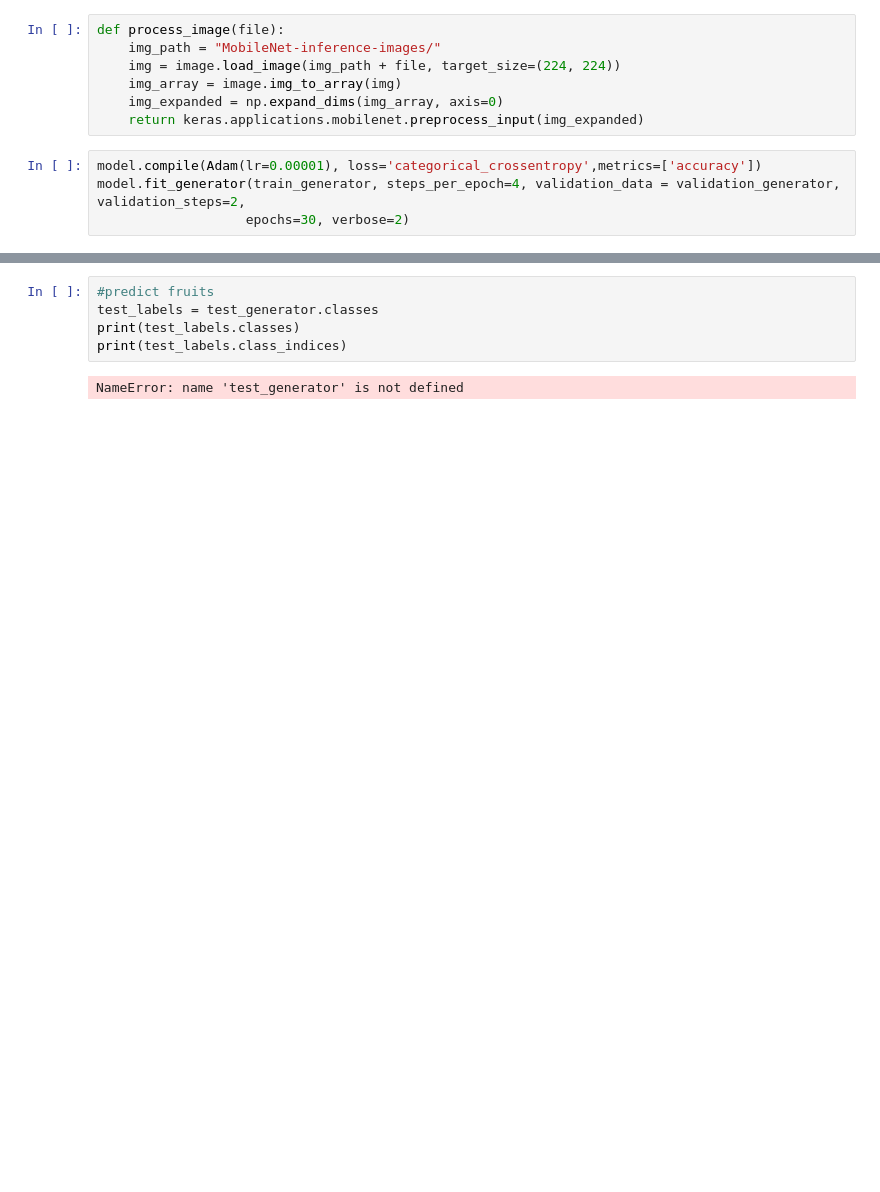
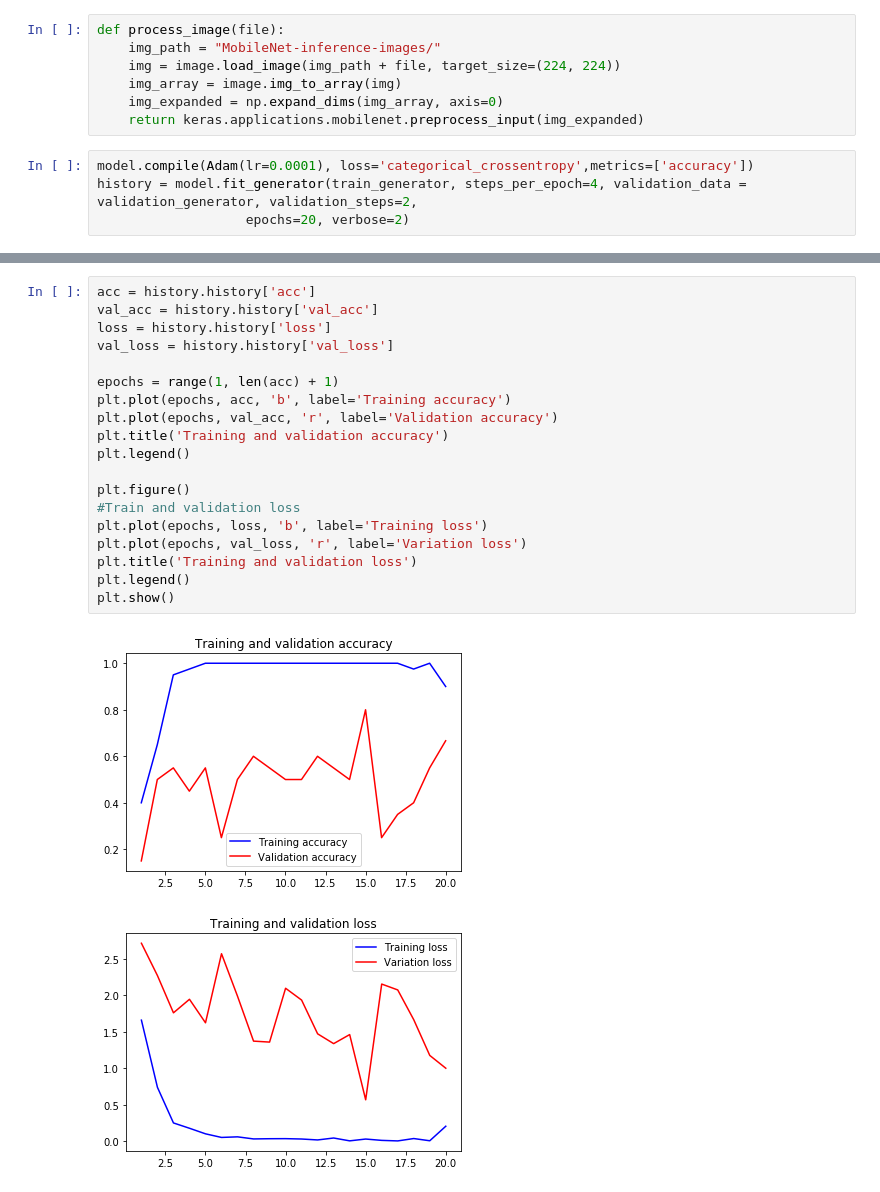
Before and after one commit to pcostam/homework_5, a Jupyter notebook: hw5.ipynb, the cells around one changed output, grey strips where cells are left out. Saved outputs shown, nothing was run; the diff lists cells and outputs as text; blank space fills up the shorter version.

Commit message:
train and predict

```diff
--- a/hw5.ipynb
+++ b/hw5.ipynb
@@ -173,7 +186,7 @@ def process_image(file):
     img_expanded = np.expand_dims(img_array, axis=0)
     return keras.applications.mobilenet.preprocess_input(img_expanded)
 # %%
-model.compile(Adam(lr=0.00001), loss='categorical_crossentropy',metrics=['accuracy'])
-model.fit_generator(train_generator, steps_per_epoch=4, validation_data = validation_generator, validation_steps=2,
-                   epochs=30, verbose=2)
+model.compile(Adam(lr=0.0001), loss='categorical_crossentropy',metrics=['accuracy'])
+history = model.fit_generator(train_generator, steps_per_epoch=4, validation_data = validation_generator, validation_steps=2,
+                   epochs=20, verbose=2)
 # %% [output]
@@ -182,7 +210,22 @@ ValueError: Error when checking target: expected dense_7 to have 4 dimensions, b
-# %%
-#predict fruits
-test_labels = test_generator.classes
-print(test_labels.classes)
-print(test_labels.class_indices)
-# %% [output]
-NameError: name 'test_generator' is not defined
+# %%
+acc = history.history['acc']
+val_acc = history.history['val_acc']
+loss = history.history['loss']
+val_loss = history.history['val_loss']
+
+epochs = range(1, len(acc) + 1)
+plt.plot(epochs, acc, 'b', label='Training accuracy')
+plt.plot(epochs, val_acc, 'r', label='Validation accuracy')
+plt.title('Training and validation accuracy')
+plt.legend()
+
+plt.figure()
+#Train and validation loss
+plt.plot(epochs, loss, 'b', label='Training loss')
+plt.plot(epochs, val_loss, 'r', label='Variation loss')
+plt.title('Training and validation loss')
+plt.legend()
+plt.show()
+# %% [output]
+[figure, added]
+[figure, added]
```
Also changed, not shown: parts of 4 cells of this notebook.
